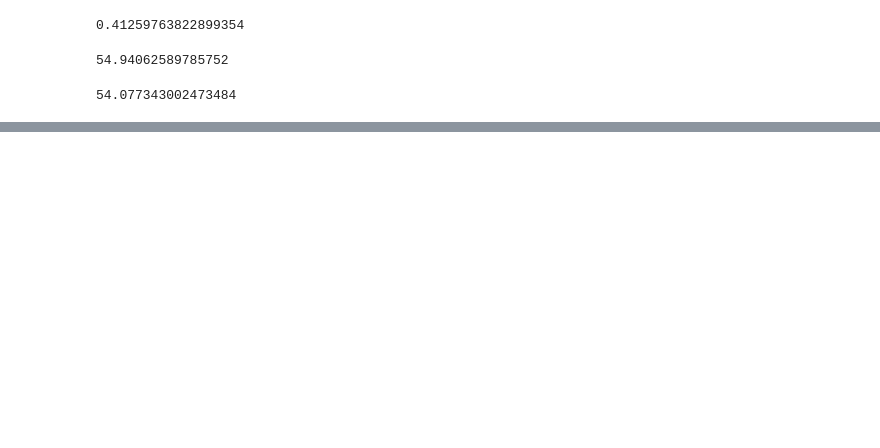
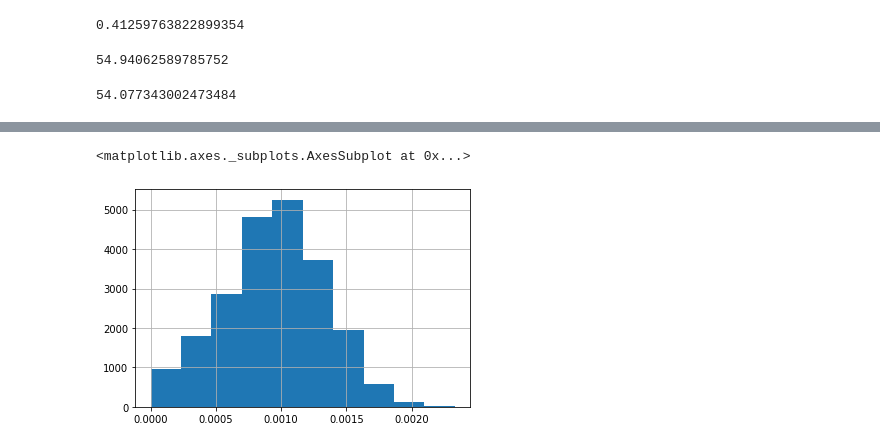
Before and after one commit to sazio/Transients, a Jupyter notebook: Python/DynamicTimeWarping.ipynb, the cells around one changed output, grey strips where cells are left out. Saved outputs shown, nothing was run; the diff lists cells and outputs as text; code cells hidden in the pictures; blank space fills up the shorter version.

```diff
--- a/Python/DynamicTimeWarping.ipynb
+++ b/Python/DynamicTimeWarping.ipynb
@@ -103,0 +137,5 @@ traja.plot_quiver(seq1t, bins=32)
+# %%
+traja.step_lengths(seq2t).hist()
+# %% [output]
+<matplotlib.axes._subplots.AxesSubplot at 0x...>
+[figure, added]
```
Also changed, not shown: parts of 14 cells of this notebook.
